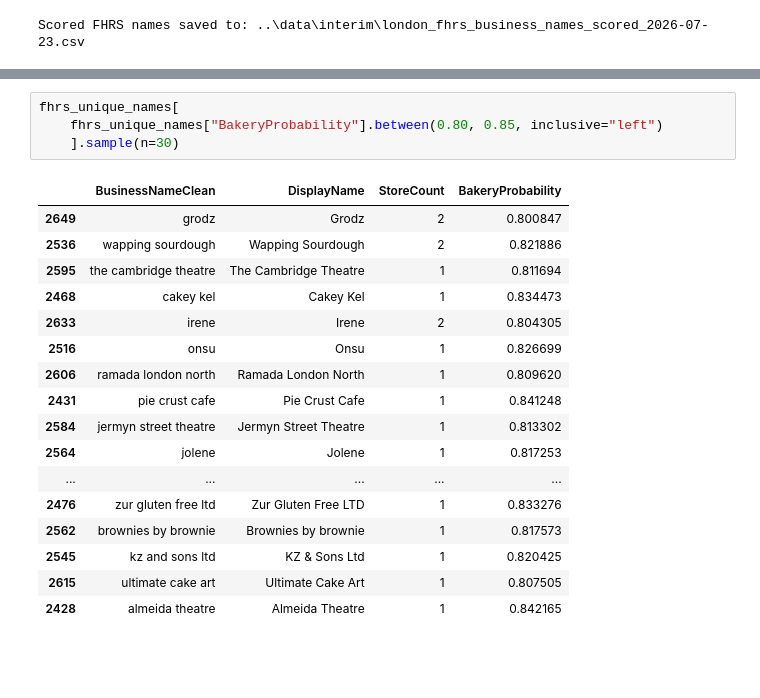
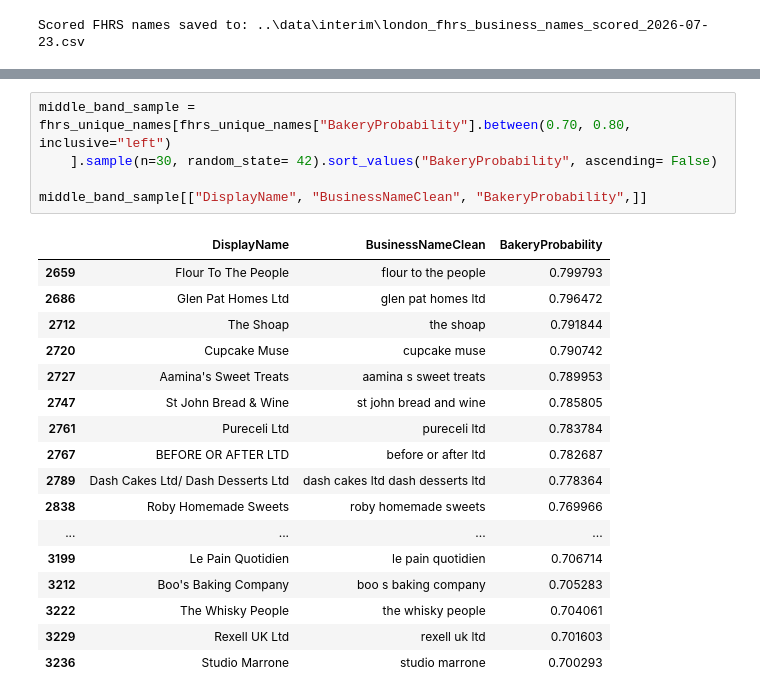
Before and after one commit to rhhythhm/london-bakery-provision, a Jupyter notebook: notebooks/fhrs_classifier_application_05.ipynb, the cells around one changed output, grey strips where cells are left out. Saved outputs shown, nothing was run; the diff lists cells and outputs as text; blank space fills up the shorter version.

```diff
--- a/notebooks/fhrs_classifier_application_05.ipynb
+++ b/notebooks/fhrs_classifier_application_05.ipynb
@@ -135,22 +140,23 @@ fhrs_unique_names[
 # %%
-fhrs_unique_names[
-    fhrs_unique_names["BakeryProbability"].between(0.80, 0.85, inclusive="left")
-    ].sample(n=30)
+middle_band_sample = fhrs_unique_names[fhrs_unique_names["BakeryProbability"].between(0.70, 0.80, inclusive="left")
+    ].sample(n=30, random_state= 42).sort_values("BakeryProbability", ascending= False)
+
+middle_band_sample[["DisplayName", "BusinessNameClean", "BakeryProbability",]]
 # %% [output]
-|  | BusinessNameClean | DisplayName | StoreCount | BakeryProbability |
-| 2649 | grodz | Grodz | 2 | 0.800847 |
-| 2536 | wapping sourdough | Wapping Sourdough | 2 | 0.821886 |
-| 2595 | the cambridge theatre | The Cambridge Theatre | 1 | 0.811694 |
-| 2468 | cakey kel | Cakey Kel | 1 | 0.834473 |
-| 2633 | irene | Irene | 2 | 0.804305 |
-| 2516 | onsu | Onsu | 1 | 0.826699 |
-| 2606 | ramada london north | Ramada London North | 1 | 0.809620 |
-| 2431 | pie crust cafe | Pie Crust Cafe | 1 | 0.841248 |
-| 2584 | jermyn street theatre | Jermyn Street Theatre | 1 | 0.813302 |
-| 2564 | jolene | Jolene | 1 | 0.817253 |
-| ... | ... | ... | ... | ... |
-| 2476 | zur gluten free ltd | Zur Gluten Free LTD | 1 | 0.833276 |
-| 2562 | brownies by brownie | Brownies by brownie | 1 | 0.817573 |
-| 2545 | kz and sons ltd | KZ & Sons Ltd | 1 | 0.820425 |
-| 2615 | ultimate cake art | Ultimate Cake Art | 1 | 0.807505 |
-| 2428 | almeida theatre | Almeida Theatre | 1 | 0.842165 |
+|  | DisplayName | BusinessNameClean | BakeryProbability |
+| 2659 | Flour To The People | flour to the people | 0.799793 |
+| 2686 | Glen Pat Homes Ltd | glen pat homes ltd | 0.796472 |
+| 2712 | The Shoap | the shoap | 0.791844 |
+| 2720 | Cupcake Muse | cupcake muse | 0.790742 |
+| 2727 | Aamina's Sweet Treats | aamina s sweet treats | 0.789953 |
+| 2747 | St John Bread & Wine | st john bread and wine | 0.785805 |
+| 2761 | Pureceli Ltd | pureceli ltd | 0.783784 |
+| 2767 | BEFORE OR AFTER LTD | before or after ltd | 0.782687 |
+| 2789 | Dash Cakes Ltd/ Dash Desserts Ltd | dash cakes ltd dash desserts ltd | 0.778364 |
+| 2838 | Roby Homemade Sweets | roby homemade sweets | 0.769966 |
+| ... | ... | ... | ... |
+| 3199 | Le Pain Quotidien | le pain quotidien | 0.706714 |
+| 3212 | Boo's Baking Company | boo s baking company | 0.705283 |
+| 3222 | The Whisky People | the whisky people | 0.704061 |
+| 3229 | Rexell UK Ltd | rexell uk ltd | 0.701603 |
+| 3236 | Studio Marrone | studio marrone | 0.700293 |
```
Also changed, not shown: parts of 9 cells of this notebook, 6 other files.
